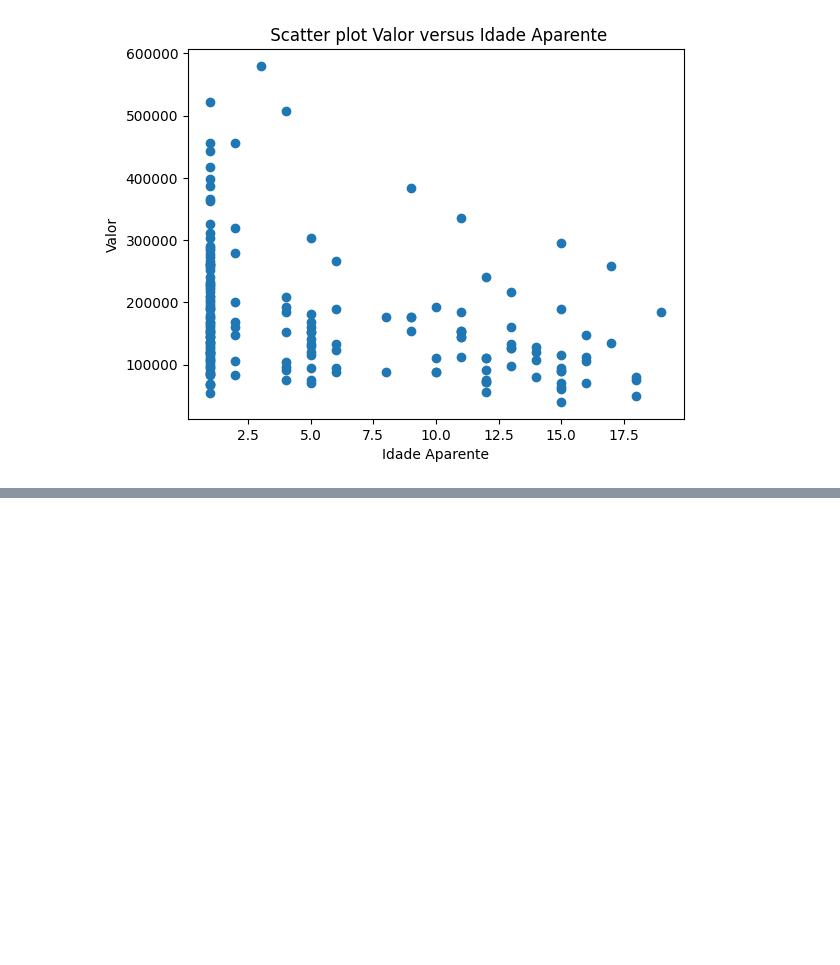
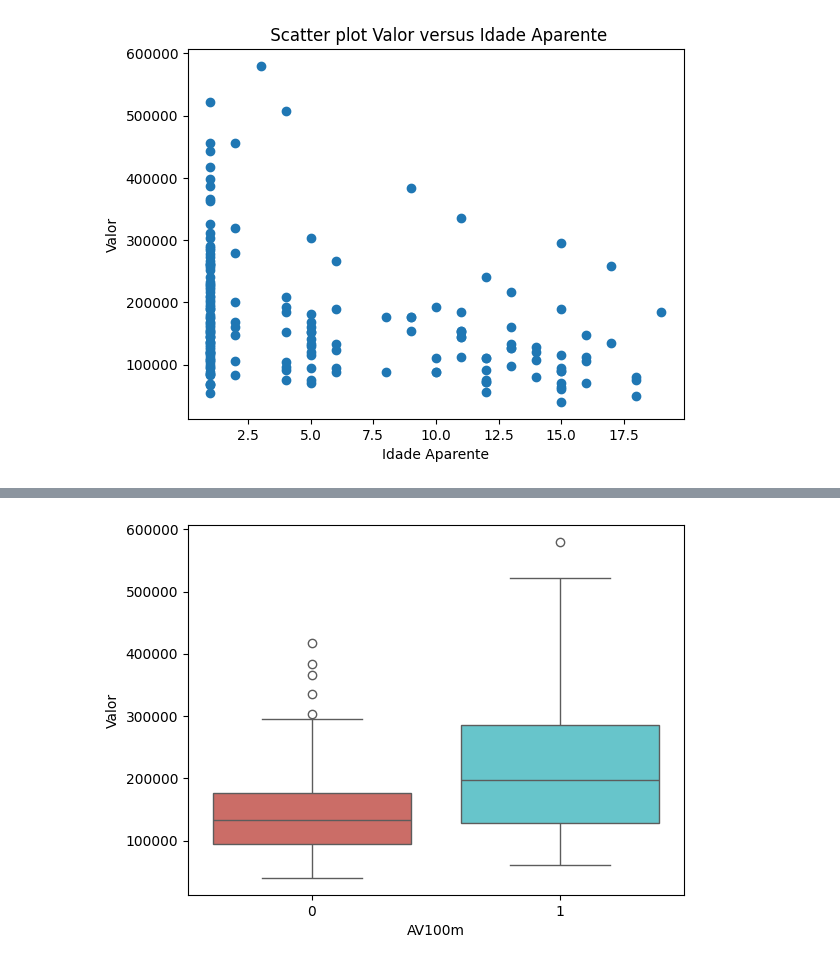
Before and after one commit to DeboraPascoarelli/FIAP_F2A04_AVALIANDO_MELHOR_MODELO_REGRESSAO, a Jupyter notebook: F2_A4_Case_Imoveis.ipynb, the cells around one changed output, grey strips where cells are left out. Saved outputs shown, nothing was run; the diff lists cells and outputs as text; code cells hidden in the pictures; blank space fills up the shorter version.

```diff
--- a/F2_A4_Case_Imoveis.ipynb
+++ b/F2_A4_Case_Imoveis.ipynb
@@ -209,0 +235,4 @@ plt.title(" Scatter plot Valor versus Idade Aparente");
+# %%
+sb.boxplot(x='AV100m', y='Valor', data=imoveis, hue='AV100m', palette='hls', legend=False);
+# %% [output]
+[figure, added]
```
Also changed, not shown: parts of 35 cells of this notebook.
